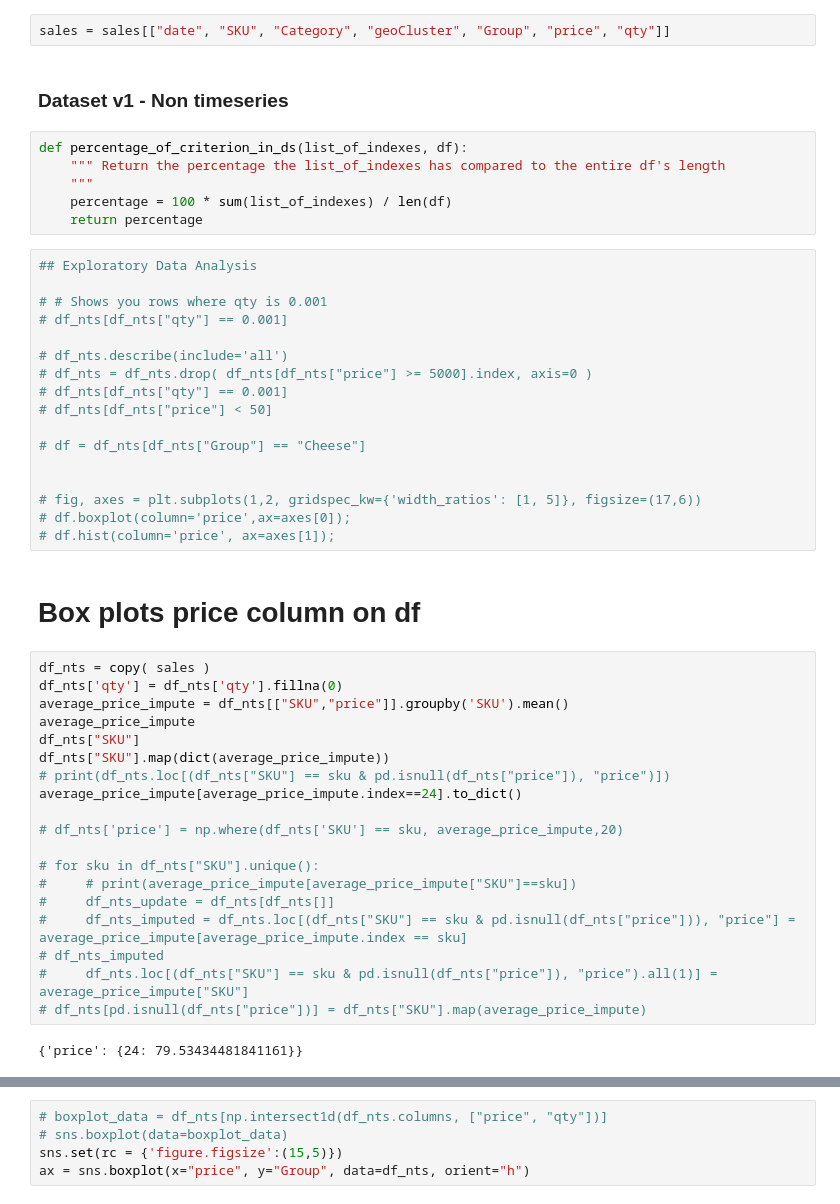
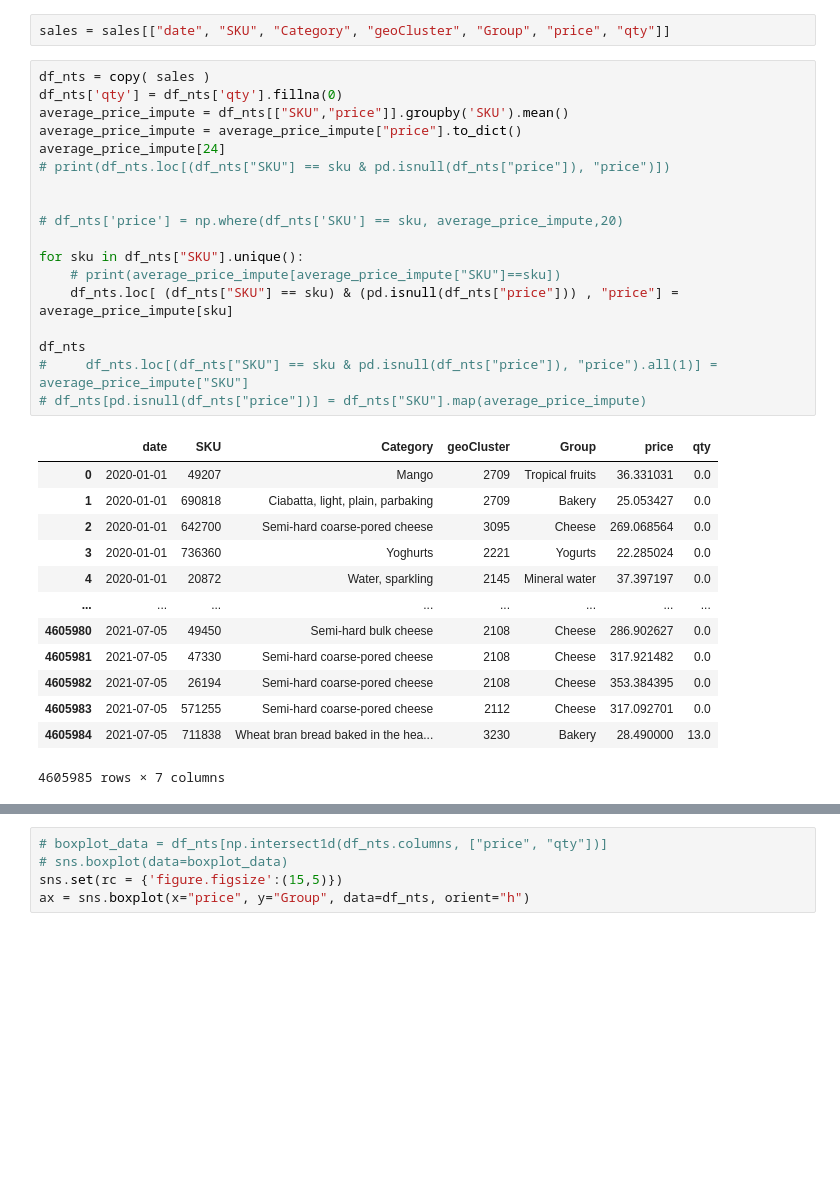
Before and after one commit to abroniewski/predicting-grocery-sales, a Jupyter notebook: src/generate-sales-subset-with-impute.ipynb, the cells around one changed output, grey strips where cells are left out. Drawn from its saved outputs; the diff is of its cells as text; blank space fills up the shorter version.

Commit message:
imputed data generation initial commit

```diff
--- a/src/generate-sales-subset-with-impute.ipynb
+++ b/src/generate-sales-subset-with-impute.ipynb
@@ -44,54 +44,38 @@ sales["qty"] = sales.sales
 sales = sales.drop(labels='sales', axis='columns')
 # %%
 sales = sales[["date", "SKU", "Category", "geoCluster", "Group", "price", "qty"]]
-# %% [markdown]
-### Dataset v1 - Non timeseries
-# %%
-def percentage_of_criterion_in_ds(list_of_indexes, df):
-    """ Return the percentage the list_of_indexes has compared to the entire df's length
-    """
-    percentage = 100 * sum(list_of_indexes) / len(df)
-    return percentage
-# %%
-## Exploratory Data Analysis
-
-# # Shows you rows where qty is 0.001
-# df_nts[df_nts["qty"] == 0.001]
-
-# df_nts.describe(include='all')
-# df_nts = df_nts.drop( df_nts[df_nts["price"] >= 5000].index, axis=0 )
-# df_nts[df_nts["qty"] == 0.001]
-# df_nts[df_nts["price"] < 50]
-
-# df = df_nts[df_nts["Group"] == "Cheese"]
-
-
-# fig, axes = plt.subplots(1,2, gridspec_kw={'width_ratios': [1, 5]}, figsize=(17,6))
-# df.boxplot(column='price',ax=axes[0]);
-# df.hist(column='price', ax=axes[1]);
-# %% [markdown]
-# Box plots price column on df
 # %%
 df_nts = copy( sales )
 df_nts['qty'] = df_nts['qty'].fillna(0)
 average_price_impute = df_nts[["SKU","price"]].groupby('SKU').mean()
-average_price_impute
-df_nts["SKU"]
-df_nts["SKU"].map(dict(average_price_impute))
+average_price_impute = average_price_impute["price"].to_dict()
+average_price_impute[24]
 # print(df_nts.loc[(df_nts["SKU"] == sku & pd.isnull(df_nts["price"]), "price")])
-average_price_impute[average_price_impute.index==24].to_dict()
+
 
 # df_nts['price'] = np.where(df_nts['SKU'] == sku, average_price_impute,20)
 
-# for sku in df_nts["SKU"].unique():
-#     # print(average_price_impute[average_price_impute["SKU"]==sku])
-#     df_nts_update = df_nts[df_nts[]]
-#     df_nts_imputed = df_nts.loc[(df_nts["SKU"] == sku & pd.isnull(df_nts["price"])), "price"] = average_price_impute[average_price_impute.index == sku]
-# df_nts_imputed
+for sku in df_nts["SKU"].unique():
+    # print(average_price_impute[average_price_impute["SKU"]==sku])
+    df_nts.loc[ (df_nts["SKU"] == sku) & (pd.isnull(df_nts["price"])) , "price"] = average_price_impute[sku]
+
+df_nts
 #     df_nts.loc[(df_nts["SKU"] == sku & pd.isnull(df_nts["price"]), "price").all(1)] = average_price_impute["SKU"]
 # df_nts[pd.isnull(df_nts["price"])] = df_nts["SKU"].map(average_price_impute)
 # %% [output]
+|  | date | SKU | Category | geoCluster | Group | price | qty |
+| 0 | 2020-01-01 | 49207 | Mango | 2709 | Tropical fruits | 36.331031 | 0.0 |
+| 1 | 2020-01-01 | 690818 | Ciabatta, light, plain, parbaking | 2709 | Bakery | 25.053427 | 0.0 |
+| 2 | 2020-01-01 | 642700 | Semi-hard coarse-pored cheese | 3095 | Cheese | 269.068564 | 0.0 |
+| 3 | 2020-01-01 | 736360 | Yoghurts | 2221 | Yogurts | 22.285024 | 0.0 |
+| 4 | 2020-01-01 | 20872 | Water, sparkling | 2145 | Mineral water | 37.397197 | 0.0 |
+| ... | ... | ... | ... | ... | ... | ... | ... |
+| 4605980 | 2021-07-05 | 49450 | Semi-hard bulk cheese | 2108 | Cheese | 286.902627 | 0.0 |
+| 4605981 | 2021-07-05 | 47330 | Semi-hard coarse-pored cheese | 2108 | Cheese | 317.921482 | 0.0 |
+| 4605982 | 2021-07-05 | 26194 | Semi-hard coarse-pored cheese | 2108 | Cheese | 353.384395 | 0.0 |
+| 4605983 | 2021-07-05 | 571255 | Semi-hard coarse-pored cheese | 2112 | Cheese | 317.092701 | 0.0 |
+| 4605984 | 2021-07-05 | 711838 | Wheat bran bread baked in the hea... | 3230 | Bakery | 28.490000 | 13.0 |
-{'price': {24: 79.53434481841161}}
+4605985 rows × 7 columns
 # %%
 df_nts = copy( sales )
 df_nts = df_nts.dropna()
```
Also changed, not shown: parts of 37 cells of this notebook.
